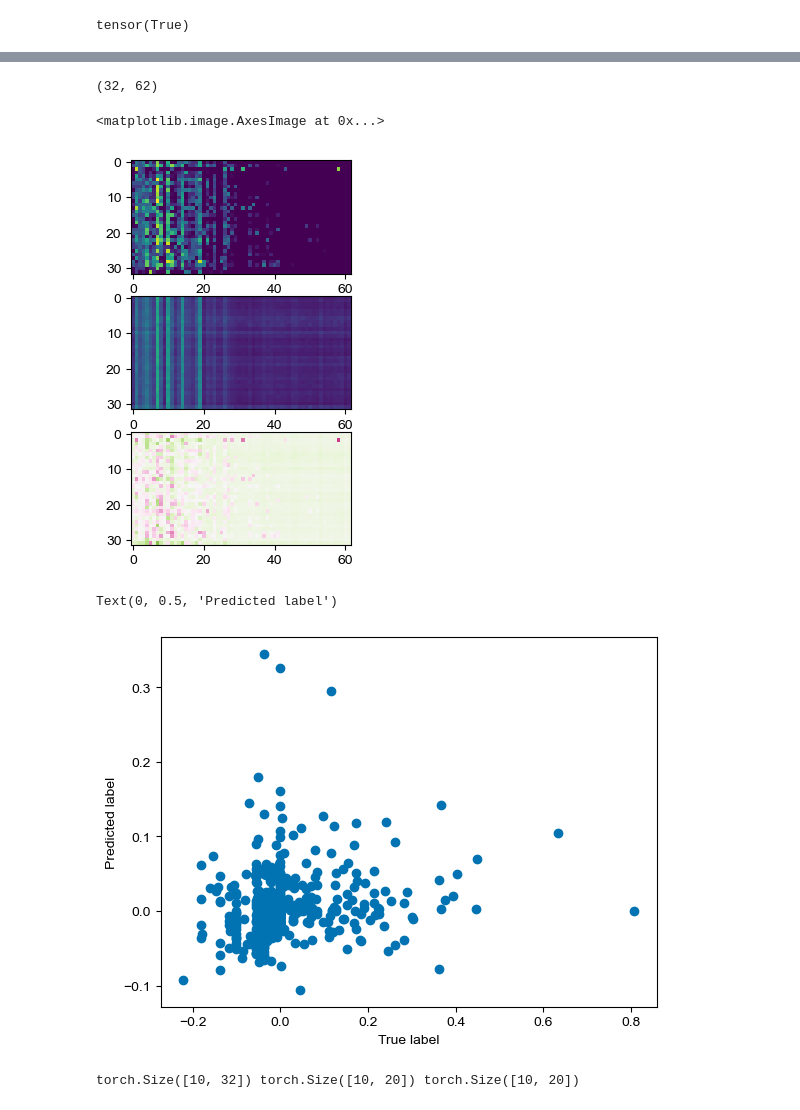
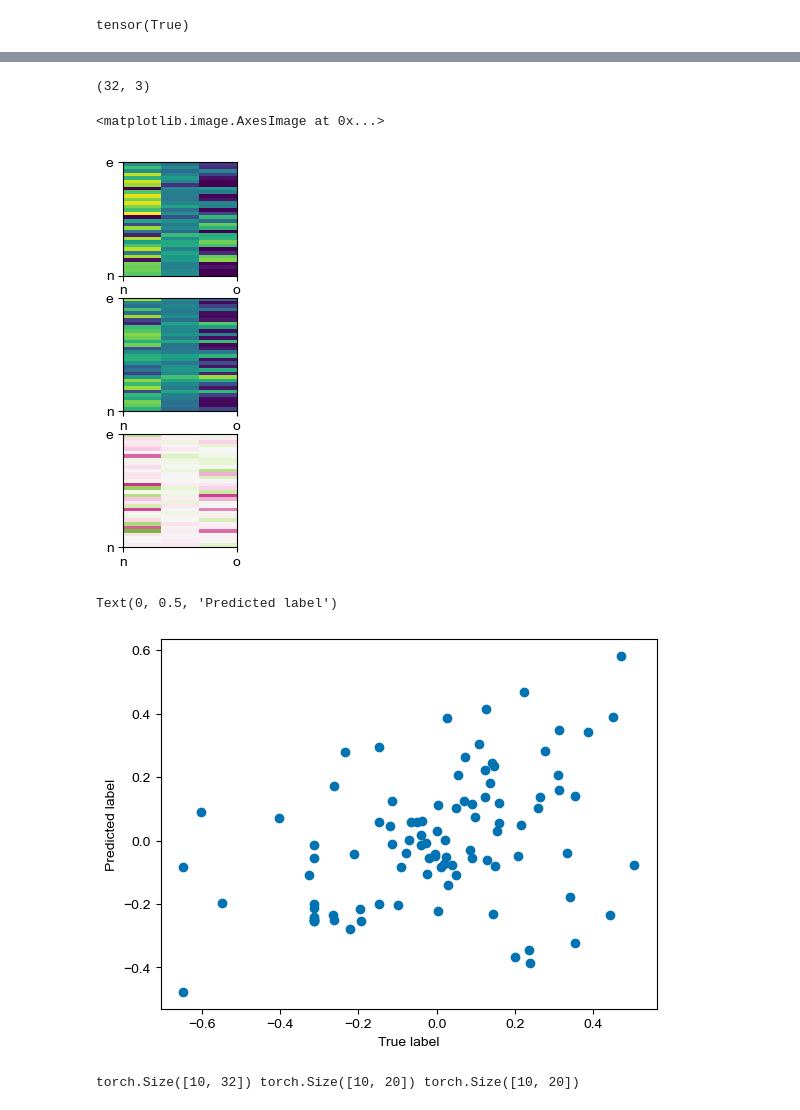
Before and after one commit to vdplasthijs/PECL, a Jupyter notebook: notebooks/try-out/Explore PECL model.ipynb, the cells around one changed output, grey strips where cells are left out. Saved outputs shown, nothing was run; the diff lists cells and outputs as text; code cells hidden in the pictures.

Commit message:
update zscore, 3-species priority, knn pecl simplify

```diff
--- a/notebooks/try-out/Explore PECL model.ipynb
+++ b/notebooks/try-out/Explore PECL model.ipynb
@@ -46,7 +46,9 @@ df_per_loc.head()
 # %%
 ds = pem.DataSetImagePresence(image_folder='/Users/t.vanderplas/data/UKBMS_sent2_ds/sent2-4band/2019/m-06-09/',
                               presence_csv='/Users/t.vanderplas/data/UKBMS_sent2_ds/bms_presence/bms_presence_y-2018-2019_th-200.csv',
-                              species_process='all')
+                              species_process='priority_species',
+                              zscore_im=False, normalise_image=False,
+                              augment_image=False, mode='val')
 # %% [output]
 Found 1336 out of 1455 images in the image folder.
 Sorting data by name_loc.
@@ -113,12 +144,14 @@ Findings:
 - All same plateau .. Check for a trivial solution? (Different random seed.. )
 # %%
 # dict_models = {}
-tmp_model, _ = pem.train_pecl(training_method='pecl',
+tmp_model, _ = pem.train_pecl(training_method='pred_incl_enc',
                     pecl_distance_metric='softmax',
-                    species_process='all', zscore_im=True,
+                    species_process='priority_species', zscore_im=True,
                     use_class_weights=True,
-                    n_epochs_max=20, batch_size=32,
-                    freeze_resnet=True, n_layers_mlp=2,
+                    n_enc_channels=128, lr=1e-4,
+                    n_epochs_max=100, batch_size=64,
+                    pecl_knn=10,
+                    freeze_resnet=False, n_layers_mlp=1,
                     pred_train_loss='weighted-bce',
                     normalise_embedding='l2')
 # dict_models['bce_top20_cw'] = tmp_model
@@ -160,17 +195,18 @@ No class weights.
 # %% [output]
 tensor(True)
 # %%
-train_dl, val_dl = _
+# train_dl, val_dl = _
 # tmp_model = dict_models['pred_incl_enc']
 # val_dl = torch.utils.data.DataLoader(ds, batch_size=8, shuffle=True)
 
 
-for batch in val_dl:
+for i_batch, batch in enumerate(val_dl):
     im, label = batch
     print(im.shape[0])
     im_enc = tmp_model.forward(im)
     pred = tmp_model.prediction_model(im_enc)
     assert pred.shape == label.shape, f'pred.shape={pred.shape}, label.shape={label.shape}'
-    break
+    if i_batch == 1:
+        break
 # %% [output]
 32
@@ -193,32 +224,32 @@ array([0.        , 0.39583334, 0.27083334, 0.41666666, 0.04166667,
 # %%
 if type(pred) == torch.Tensor:
     pred = pred.detach().numpy()
 if type(label) == torch.Tensor:
     label = label.detach().numpy()
 pred_zero_mean = pred - pred.mean(0)
 label_zero_mean = label - label.mean(0)
 assert pred.max() <= 1, f'pred.max()={pred.max()}'
 assert pred.min() >= 0, f'pred.min()={pred.min()}'
 assert label.max() <= 1, f'label.max()={label.max()}'
 assert label.min() >= 0, f'label.min()={label.min()}'
 
 print(label.shape)
 fig, ax = plt.subplots(3, 1, figsize=(10, 5))
-ax[0].imshow(label, vmin=0, vmax=1, cmap='viridis')
-ax[1].imshow(pred, vmin=-0, vmax=1, cmap='viridis')
-ax[2].imshow(pred - label, vmin=-1, vmax=1, cmap='PiYG')
+ax[0].imshow(label, vmin=0, vmax=1, cmap='viridis', extent='none')
+ax[1].imshow(pred, vmin=-0, vmax=1, cmap='viridis', extent='none')
+ax[2].imshow(pred - label, vmin=-1, vmax=1, cmap='PiYG', extent='none')
 # %% [output]
-(32, 62)
+(32, 3)
 <matplotlib.image.AxesImage at 0x...>
-[figure, old version]
+[figure, new version]
 # %%
 i_sample = 0
-plt.scatter(label_zero_mean[:, 20:].ravel(), pred_zero_mean[:, 20:].ravel())
+plt.scatter(label_zero_mean[:, :].ravel(), pred_zero_mean[:, :].ravel())
 plt.xlabel('True label')
 plt.ylabel('Predicted label')
 # %% [output]
 Text(0, 0.5, 'Predicted label')
-[figure, old version]
+[figure, new version]
 # %%
 # dict_models['pred']
 # %%
```
Also changed, not shown: parts of 18 cells of this notebook, 1 other file.
